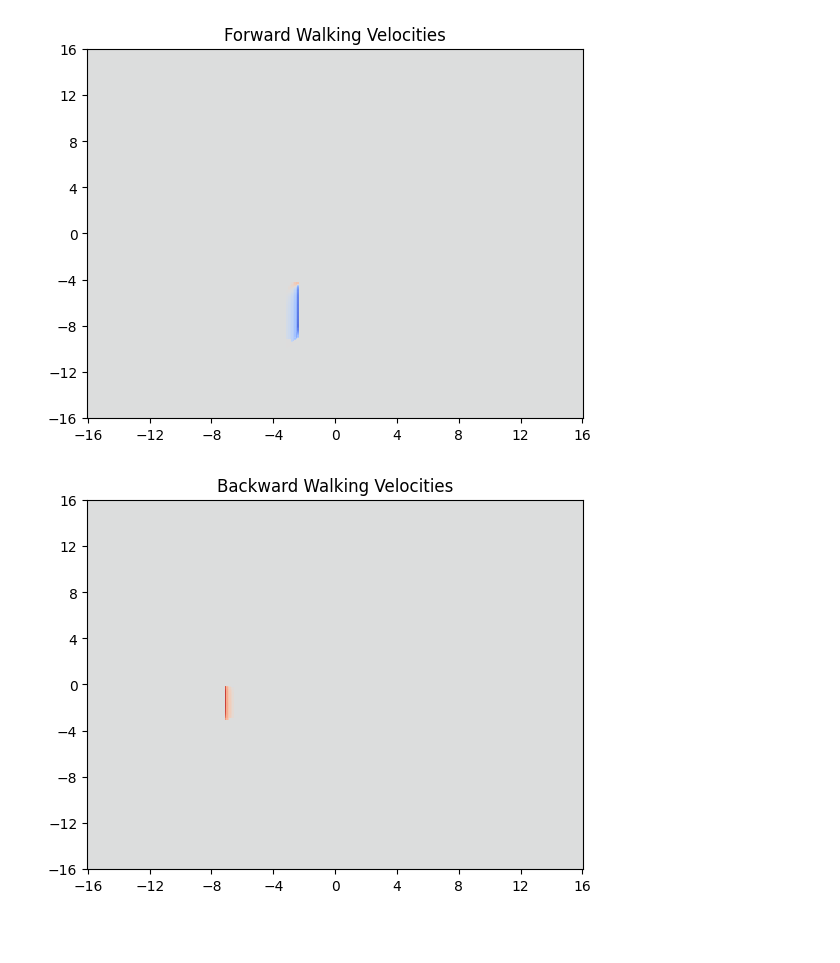
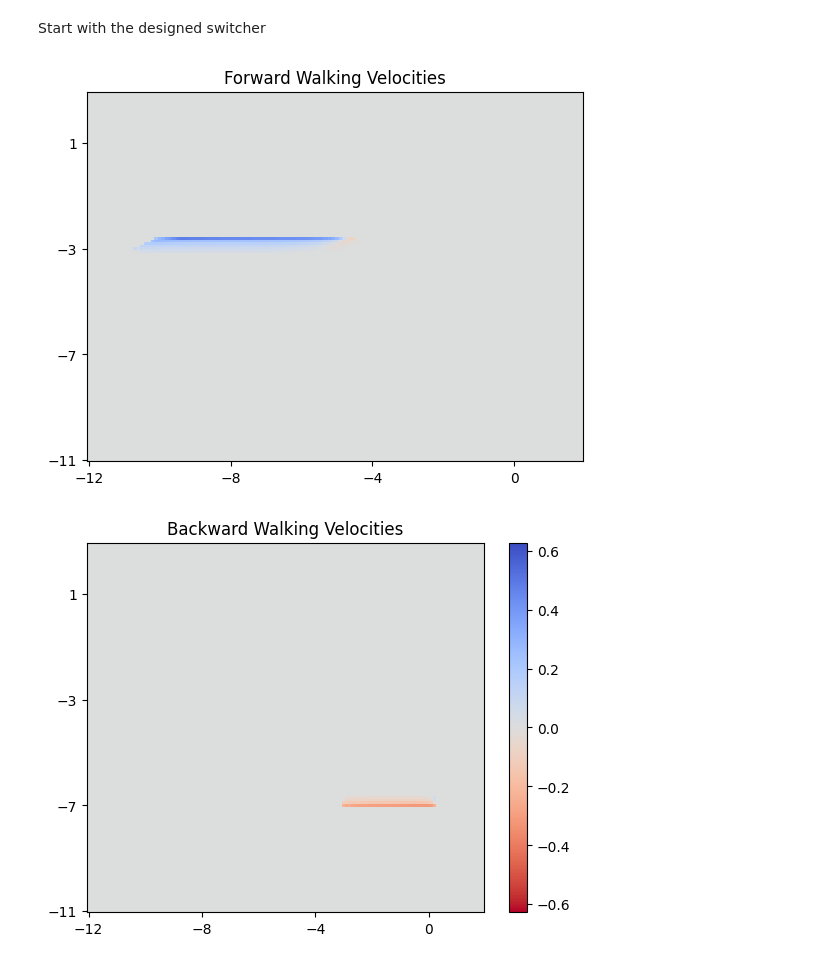
Before and after one commit to ljstolting/homeostasis-of-flexible-behavior, a Jupyter notebook: viz_planes.ipynb, the cells around one changed output. Drawn from its saved outputs; the diff is of its cells as text; code cells hidden in the pictures; blank space fills up the shorter version.

```diff
--- a/viz_planes.ipynb
+++ b/viz_planes.ipynb
@@ -3,24 +3,37 @@ import numpy as np
 import numpy.ma as ma
 import matplotlib.pyplot as plt
 from matplotlib.colors import Normalize
+# %% [markdown]
+Start with the designed switcher
 # %%
-res = np.arange(-16,16.01,0.1)
+res = np.arange(-16,16.01,0.1).round(2)
+xlb = -12
+xub = 2
+ylb = -11
+yub = 3
+xlb_idx = np.where(res==xlb)[0][0]
+xub_idx = np.where(res==xub)[0][0]
+ylb_idx = np.where(res==ylb)[0][0]
+yub_idx = np.where(res==yub)[0][0]
+resx = res[xlb_idx:xub_idx]
+resy = res[ylb_idx:yub_idx]
 # %%
-velocities_fw = np.loadtxt('./Forward Walkers/3/vel.dat').reshape((len(res),len(res)))
-plt.pcolormesh(res,res,velocities_fw,cmap='coolwarm_r',vmin=-.627,vmax=.627)
+velocities_fw = np.loadtxt('./Forward Walkers/20/vel.dat').reshape((len(res),len(res))).swapaxes(0,1)
+plt.pcolormesh(resx,resy,velocities_fw[ylb_idx:yub_idx,xlb_idx:xub_idx],cmap='coolwarm_r',vmin=-.627,vmax=.627)
 plt.title('Forward Walking Velocities')
-plt.xticks(res.round(2)[::40])
-plt.yticks(res.round(2)[::40])
+plt.xticks(resx.round(2)[::40])
+plt.yticks(resy.round(2)[::40])
 plt.show()
 # %% [output]
-[figure, old version]
+[figure, new version]
 # %%
-velocities_bw = np.loadtxt('./Backward Walkers/38/vel.dat').reshape((len(res),len(res)))
-plt.pcolormesh(res,res,velocities_bw,cmap='coolwarm_r',vmin=-.627,vmax=.627)
+velocities_bw = np.loadtxt('./Backward Walkers/26/vel.dat').reshape((len(res),len(res))).swapaxes(0,1)
+plt.pcolormesh(resx,resy,velocities_bw[ylb_idx:yub_idx,xlb_idx:xub_idx],cmap='coolwarm_r',vmin=-.627,vmax=.627)
 plt.title('Backward Walking Velocities')
-plt.xticks(res.round(2)[::40])
-plt.yticks(res.round(2)[::40])
+plt.xticks(resx.round(2)[::40])
+plt.yticks(resy.round(2)[::40])
+plt.colorbar()
 plt.show()
 # %% [output]
-[figure, old version]
+[figure, new version]
 # %%
```
Also changed, not shown: parts of 17 cells of this notebook, 22 other files.
